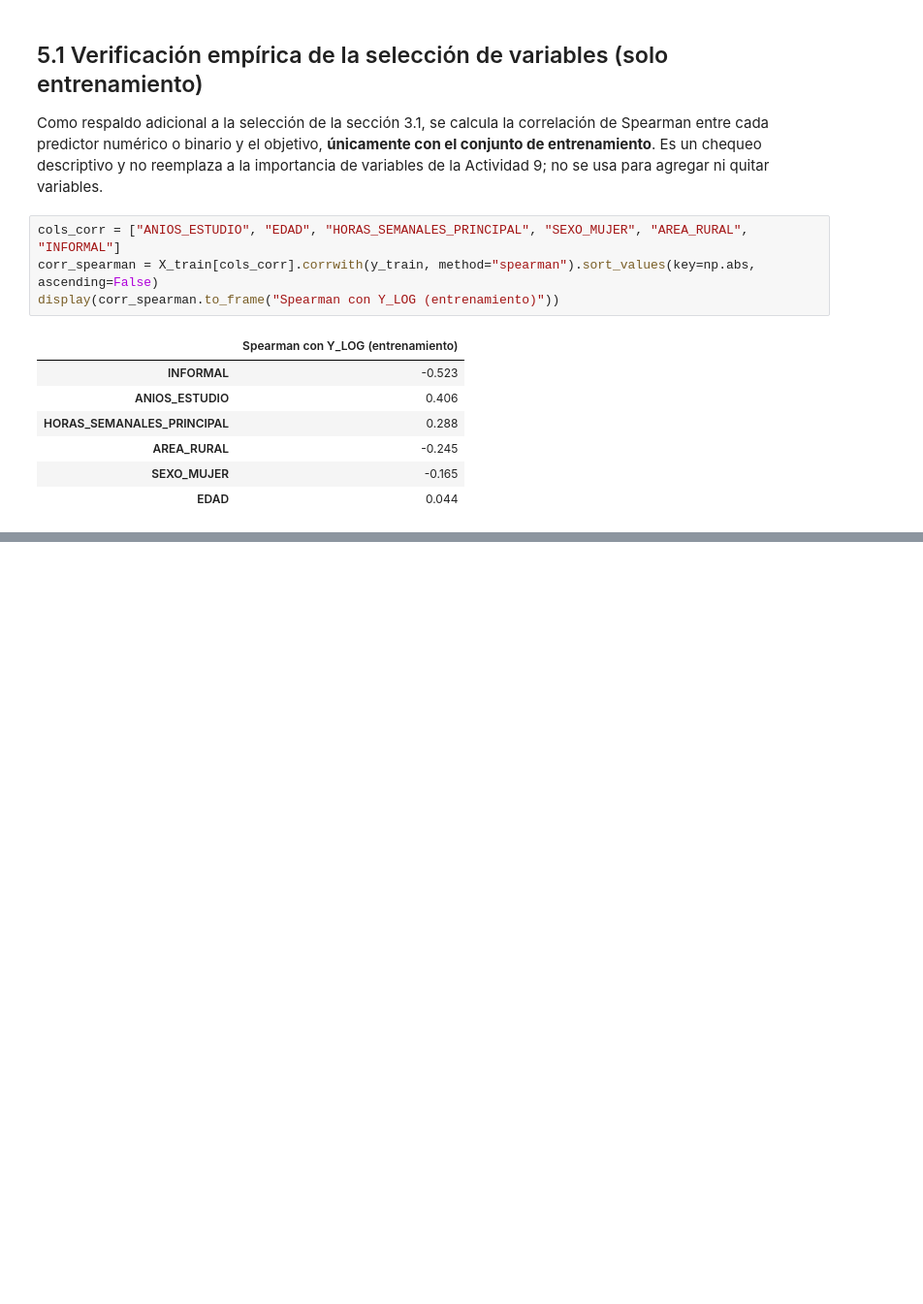
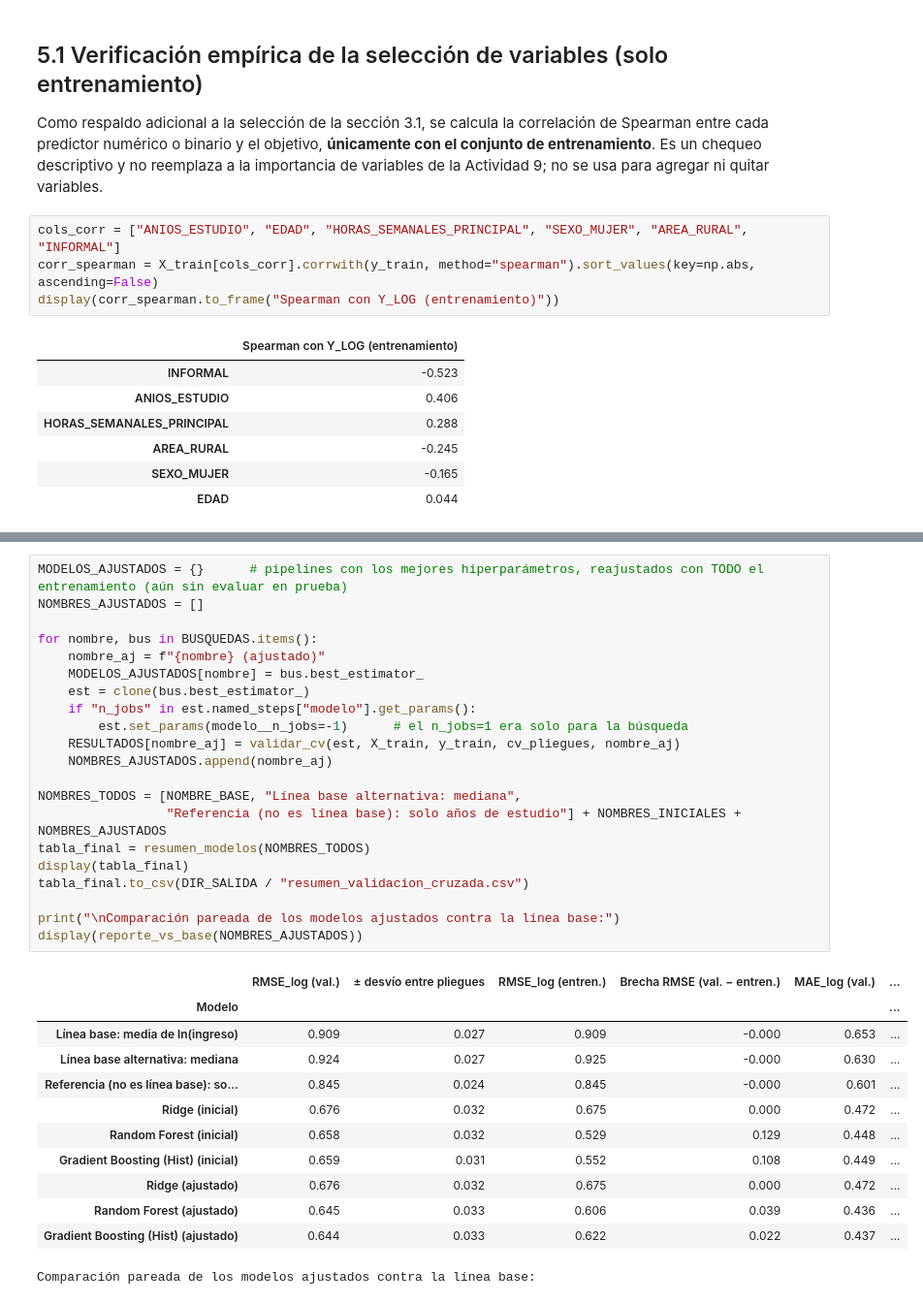
Before and after one commit to fiomusmeci-rgb/Proyecto_DataScience, a Jupyter notebook: notebooks/Fase3_DataScience_Torres_Musmeci_Roman.ipynb, the cells around one changed output, grey strips where cells are left out. Shown at 97% size. Saved outputs shown, nothing was run; the diff lists cells and outputs as text; blank space fills up the shorter version.

```diff
--- a/notebooks/Fase3_DataScience_Torres_Musmeci_Roman.ipynb
+++ b/notebooks/Fase3_DataScience_Torres_Musmeci_Roman.ipynb
@@ -652,0 +1130,34 @@ Se utilizó un asistente de IA como apoyo en la estructuración del notebook, la
+# %%
+MODELOS_AJUSTADOS = {}      # pipelines con los mejores hiperparámetros, reajustados con TODO el entrenamiento (aún sin evaluar en prueba)
+NOMBRES_AJUSTADOS = []
+
+for nombre, bus in BUSQUEDAS.items():
+    nombre_aj = f"{nombre} (ajustado)"
+    MODELOS_AJUSTADOS[nombre] = bus.best_estimator_
+    est = clone(bus.best_estimator_)
+    if "n_jobs" in est.named_steps["modelo"].get_params():
+        est.set_params(modelo__n_jobs=-1)      # el n_jobs=1 era solo para la búsqueda
+    RESULTADOS[nombre_aj] = validar_cv(est, X_train, y_train, cv_pliegues, nombre_aj)
+    NOMBRES_AJUSTADOS.append(nombre_aj)
+
+NOMBRES_TODOS = [NOMBRE_BASE, "Línea base alternativa: mediana",
+                 "Referencia (no es línea base): solo años de estudio"] + NOMBRES_INICIALES + NOMBRES_AJUSTADOS
+tabla_final = resumen_modelos(NOMBRES_TODOS)
+display(tabla_final)
+tabla_final.to_csv(DIR_SALIDA / "resumen_validacion_cruzada.csv")
+
+print("\nComparación pareada de los modelos ajustados contra la línea base:")
+display(reporte_vs_base(NOMBRES_AJUSTADOS))
+# %% [output]
+|  | RMSE_log (val.) | ± desvío entre pliegues | RMSE_log (entren.) | Brecha RMSE (val. − entren.) | MAE_log (val.) | ... |
+| Modelo |  |  |  |  |  | ... |
+| Línea base: media de ln(ingreso) | 0.909 | 0.027 | 0.909 | -0.000 | 0.653 | ... |
+| Línea base alternativa: mediana | 0.924 | 0.027 | 0.925 | -0.000 | 0.630 | ... |
+| Referencia (no es línea base): so... | 0.845 | 0.024 | 0.845 | -0.000 | 0.601 | ... |
+| Ridge (inicial) | 0.676 | 0.032 | 0.675 | 0.000 | 0.472 | ... |
+| Random Forest (inicial) | 0.658 | 0.032 | 0.529 | 0.129 | 0.448 | ... |
+| Gradient Boosting (Hist) (inicial) | 0.659 | 0.031 | 0.552 | 0.108 | 0.449 | ... |
+| Ridge (ajustado) | 0.676 | 0.032 | 0.675 | 0.000 | 0.472 | ... |
+| Random Forest (ajustado) | 0.645 | 0.033 | 0.606 | 0.039 | 0.436 | ... |
+| Gradient Boosting (Hist) (ajustado) | 0.644 | 0.033 | 0.622 | 0.022 | 0.437 | ... |
+Comparación pareada de los modelos ajustados contra la línea base:
```
Also changed, not shown: parts of 29 cells of this notebook.
